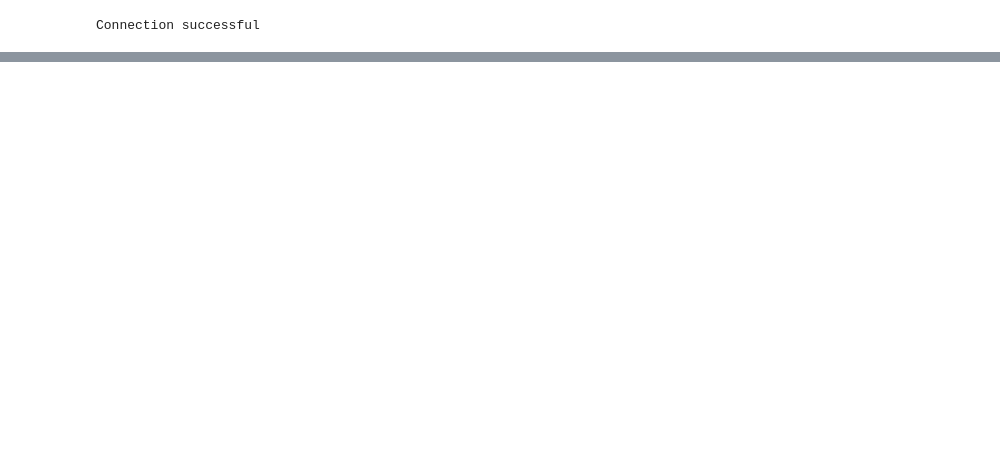
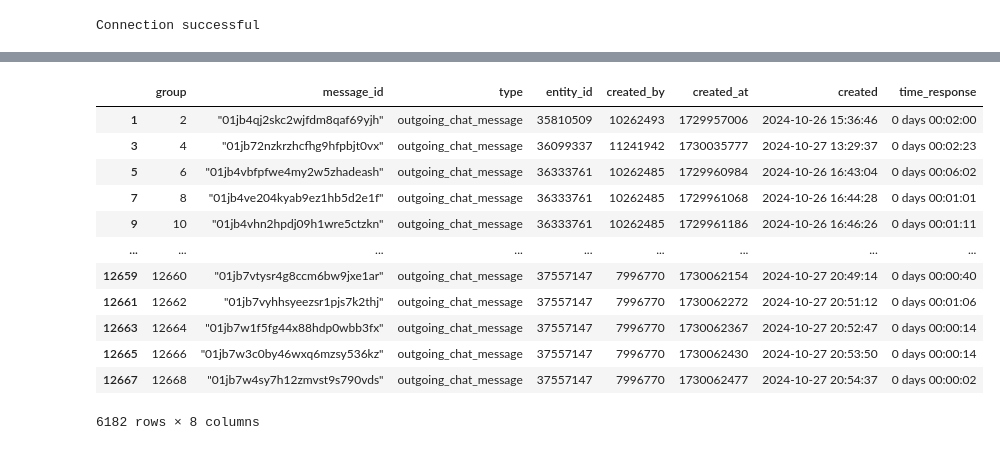
Before and after one commit to giulerg/managers_work, a Jupyter notebook: python.ipynb, the cells around one changed output, grey strips where cells are left out. Saved outputs shown, nothing was run; the diff lists cells and outputs as text; code cells hidden in the pictures; blank space fills up the shorter version.

```diff
--- a/python.ipynb
+++ b/python.ipynb
@@ -73,3 +73,3 @@ chat_messages
 # %%
-chat_messages['time_diff'] = chat_messages.groupby('entity_id')['created'].diff()
-chat_messages
+chat_messages['time_response'] = chat_messages.groupby('entity_id')['created'].diff()
+chat_messages = chat_messages.dropna()
@@ -89,0 +76,17 @@ chat_messages
+# %%
+messages_response = chat_messages[chat_messages['type'] == 'outgoing_chat_message']
+messages_response
+# %% [output]
+|  | group | message_id | type | entity_id | created_by | created_at | created | time_response |
+| 1 | 2 | "01jb4qj2skc2wjfdm8qaf69yjh" | outgoing_chat_message | 35810509 | 10262493 | 1729957006 | 2024-10-26 15:36:46 | 0 days 00:02:00 |
+| 3 | 4 | "01jb72nzkrzhcfhg9hfpbjt0vx" | outgoing_chat_message | 36099337 | 11241942 | 1730035777 | 2024-10-27 13:29:37 | 0 days 00:02:23 |
+| 5 | 6 | "01jb4vbfpfwe4my2w5zhadeash" | outgoing_chat_message | 36333761 | 10262485 | 1729960984 | 2024-10-26 16:43:04 | 0 days 00:06:02 |
+| 7 | 8 | "01jb4ve204kyab9ez1hb5d2e1f" | outgoing_chat_message | 36333761 | 10262485 | 1729961068 | 2024-10-26 16:44:28 | 0 days 00:01:01 |
+| 9 | 10 | "01jb4vhn2hpdj09h1wre5ctzkn" | outgoing_chat_message | 36333761 | 10262485 | 1729961186 | 2024-10-26 16:46:26 | 0 days 00:01:11 |
+| ... | ... | ... | ... | ... | ... | ... | ... | ... |
+| 12659 | 12660 | "01jb7vtysr4g8ccm6bw9jxe1ar" | outgoing_chat_message | 37557147 | 7996770 | 1730062154 | 2024-10-27 20:49:14 | 0 days 00:00:40 |
+| 12661 | 12662 | "01jb7vyhhsyeezsr1pjs7k2thj" | outgoing_chat_message | 37557147 | 7996770 | 1730062272 | 2024-10-27 20:51:12 | 0 days 00:01:06 |
+| 12663 | 12664 | "01jb7w1f5fg44x88hdp0wbb3fx" | outgoing_chat_message | 37557147 | 7996770 | 1730062367 | 2024-10-27 20:52:47 | 0 days 00:00:14 |
+| 12665 | 12666 | "01jb7w3c0by46wxq6mzsy536kz" | outgoing_chat_message | 37557147 | 7996770 | 1730062430 | 2024-10-27 20:53:50 | 0 days 00:00:14 |
+| 12667 | 12668 | "01jb7w4sy7h12zmvst9s790vds" | outgoing_chat_message | 37557147 | 7996770 | 1730062477 | 2024-10-27 20:54:37 | 0 days 00:00:02 |
+6182 rows × 8 columns
```
Also changed, not shown: parts of 12 cells of this notebook.
